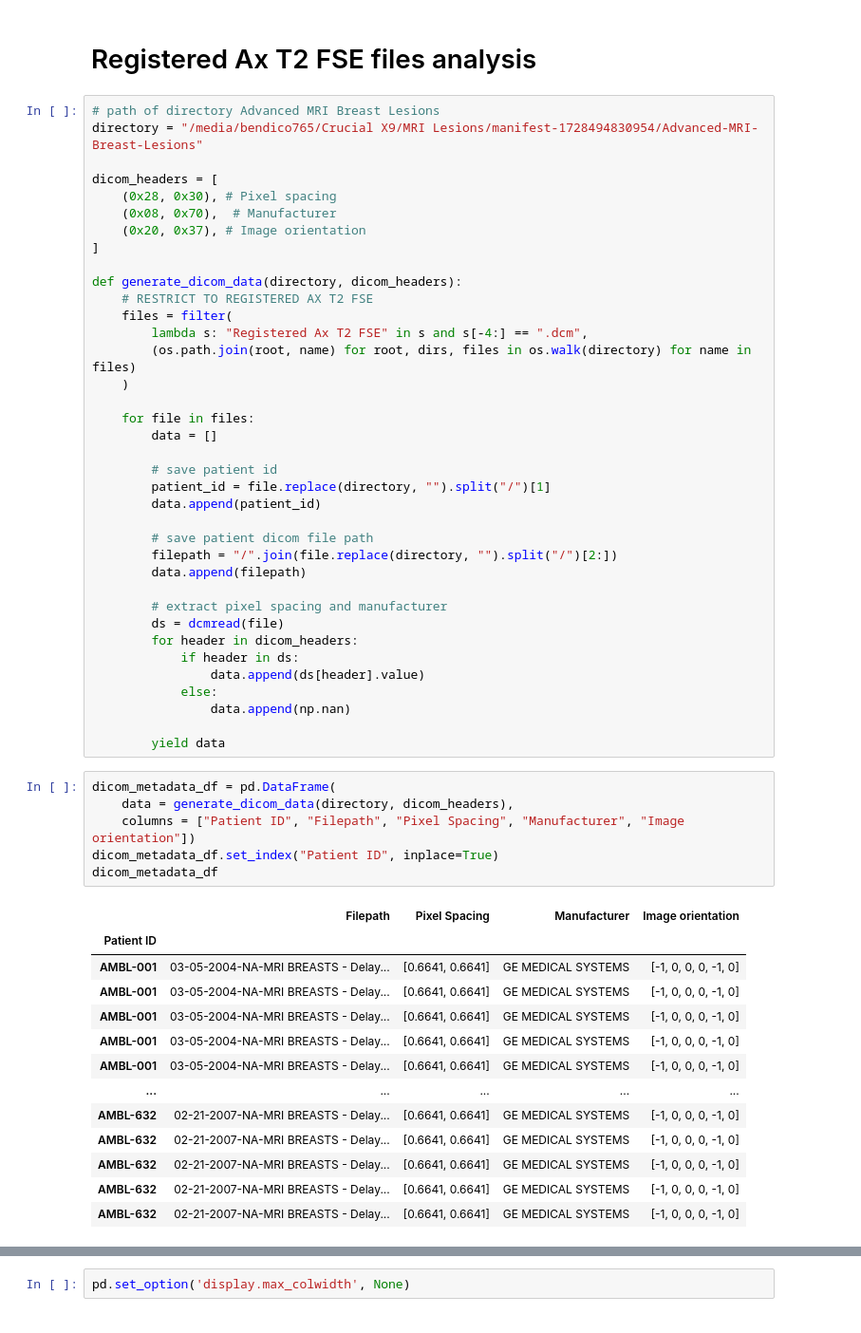
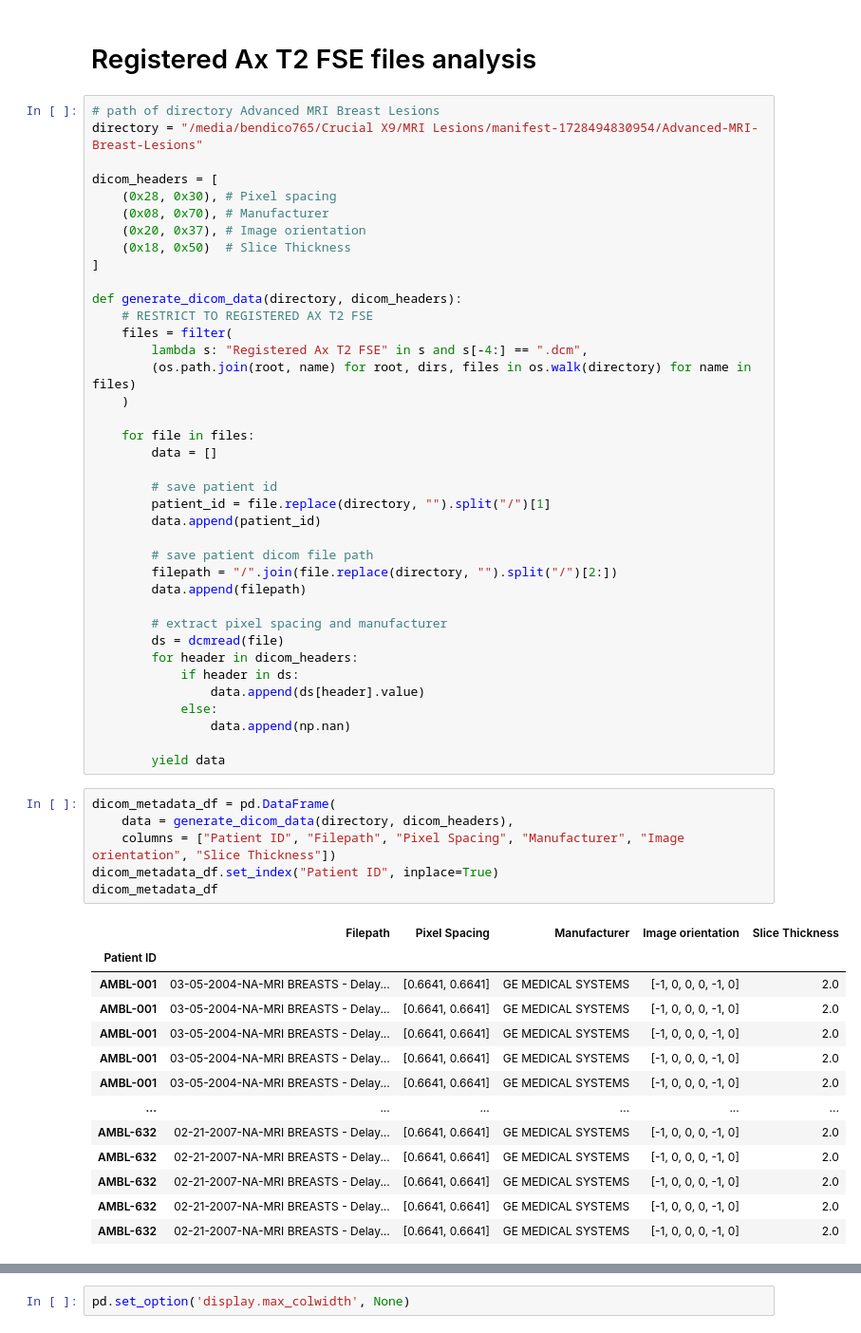
Before and after one commit to bendico765/MRI-Breast, a Jupyter notebook: BreastCancerDataAnalysis.ipynb, the cells around one changed output, grey strips where cells are left out. Shown at 95% size. Drawn from its saved outputs; the diff is of its cells as text.

```diff
--- a/BreastCancerDataAnalysis.ipynb
+++ b/BreastCancerDataAnalysis.ipynb
@@ -376,8 +364,9 @@ directory = "/media/bendico765/Crucial X9/MRI Lesions/manifest-1728494830954/Adv
 
 dicom_headers = [
     (0x28, 0x30), # Pixel spacing
-    (0x08, 0x70),  # Manufacturer
+    (0x08, 0x70), # Manufacturer
     (0x20, 0x37), # Image orientation
+    (0x18, 0x50)  # Slice Thickness
 ]
 
 def generate_dicom_data(directory, dicom_headers):
@@ -410,20 +399,20 @@ def generate_dicom_data(directory, dicom_headers):
 # %%
 dicom_metadata_df = pd.DataFrame(
     data = generate_dicom_data(directory, dicom_headers),
-    columns = ["Patient ID", "Filepath", "Pixel Spacing", "Manufacturer", "Image orientation"])
+    columns = ["Patient ID", "Filepath", "Pixel Spacing", "Manufacturer", "Image orientation", "Slice Thickness"])
 dicom_metadata_df.set_index("Patient ID", inplace=True)
 dicom_metadata_df
 # %% [output]
-|  | Filepath | Pixel Spacing | Manufacturer | Image orientation |
-| Patient ID |  |  |  |  |
-| AMBL-001 | 03-05-2004-NA-MRI BREASTS - Delay... | [0.6641, 0.6641] | GE MEDICAL SYSTEMS | [-1, 0, 0, 0, -1, 0] |
-| AMBL-001 | 03-05-2004-NA-MRI BREASTS - Delay... | [0.6641, 0.6641] | GE MEDICAL SYSTEMS | [-1, 0, 0, 0, -1, 0] |
-| AMBL-001 | 03-05-2004-NA-MRI BREASTS - Delay... | [0.6641, 0.6641] | GE MEDICAL SYSTEMS | [-1, 0, 0, 0, -1, 0] |
-| AMBL-001 | 03-05-2004-NA-MRI BREASTS - Delay... | [0.6641, 0.6641] | GE MEDICAL SYSTEMS | [-1, 0, 0, 0, -1, 0] |
-| AMBL-001 | 03-05-2004-NA-MRI BREASTS - Delay... | [0.6641, 0.6641] | GE MEDICAL SYSTEMS | [-1, 0, 0, 0, -1, 0] |
-| ... | ... | ... | ... | ... |
-| AMBL-632 | 02-21-2007-NA-MRI BREASTS - Delay... | [0.6641, 0.6641] | GE MEDICAL SYSTEMS | [-1, 0, 0, 0, -1, 0] |
-| AMBL-632 | 02-21-2007-NA-MRI BREASTS - Delay... | [0.6641, 0.6641] | GE MEDICAL SYSTEMS | [-1, 0, 0, 0, -1, 0] |
-| AMBL-632 | 02-21-2007-NA-MRI BREASTS - Delay... | [0.6641, 0.6641] | GE MEDICAL SYSTEMS | [-1, 0, 0, 0, -1, 0] |
-| AMBL-632 | 02-21-2007-NA-MRI BREASTS - Delay... | [0.6641, 0.6641] | GE MEDICAL SYSTEMS | [-1, 0, 0, 0, -1, 0] |
-| AMBL-632 | 02-21-2007-NA-MRI BREASTS - Delay... | [0.6641, 0.6641] | GE MEDICAL SYSTEMS | [-1, 0, 0, 0, -1, 0] |
+|  | Filepath | Pixel Spacing | Manufacturer | Image orientation | Slice Thickness |
+| Patient ID |  |  |  |  |  |
+| AMBL-001 | 03-05-2004-NA-MRI BREASTS - Delay... | [0.6641, 0.6641] | GE MEDICAL SYSTEMS | [-1, 0, 0, 0, -1, 0] | 2.0 |
+| AMBL-001 | 03-05-2004-NA-MRI BREASTS - Delay... | [0.6641, 0.6641] | GE MEDICAL SYSTEMS | [-1, 0, 0, 0, -1, 0] | 2.0 |
+| AMBL-001 | 03-05-2004-NA-MRI BREASTS - Delay... | [0.6641, 0.6641] | GE MEDICAL SYSTEMS | [-1, 0, 0, 0, -1, 0] | 2.0 |
+| AMBL-001 | 03-05-2004-NA-MRI BREASTS - Delay... | [0.6641, 0.6641] | GE MEDICAL SYSTEMS | [-1, 0, 0, 0, -1, 0] | 2.0 |
+| AMBL-001 | 03-05-2004-NA-MRI BREASTS - Delay... | [0.6641, 0.6641] | GE MEDICAL SYSTEMS | [-1, 0, 0, 0, -1, 0] | 2.0 |
+| ... | ... | ... | ... | ... | ... |
+| AMBL-632 | 02-21-2007-NA-MRI BREASTS - Delay... | [0.6641, 0.6641] | GE MEDICAL SYSTEMS | [-1, 0, 0, 0, -1, 0] | 2.0 |
+| AMBL-632 | 02-21-2007-NA-MRI BREASTS - Delay... | [0.6641, 0.6641] | GE MEDICAL SYSTEMS | [-1, 0, 0, 0, -1, 0] | 2.0 |
+| AMBL-632 | 02-21-2007-NA-MRI BREASTS - Delay... | [0.6641, 0.6641] | GE MEDICAL SYSTEMS | [-1, 0, 0, 0, -1, 0] | 2.0 |
+| AMBL-632 | 02-21-2007-NA-MRI BREASTS - Delay... | [0.6641, 0.6641] | GE MEDICAL SYSTEMS | [-1, 0, 0, 0, -1, 0] | 2.0 |
+| AMBL-632 | 02-21-2007-NA-MRI BREASTS - Delay... | [0.6641, 0.6641] | GE MEDICAL SYSTEMS | [-1, 0, 0, 0, -1, 0] | 2.0 |
```
Also changed, not shown: parts of 8 cells of this notebook, 4 other files.
